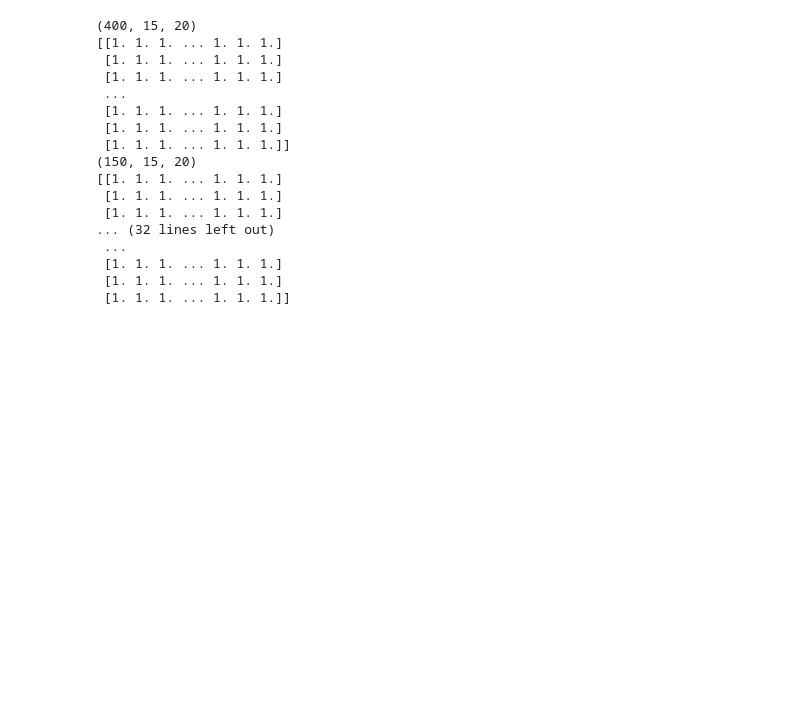
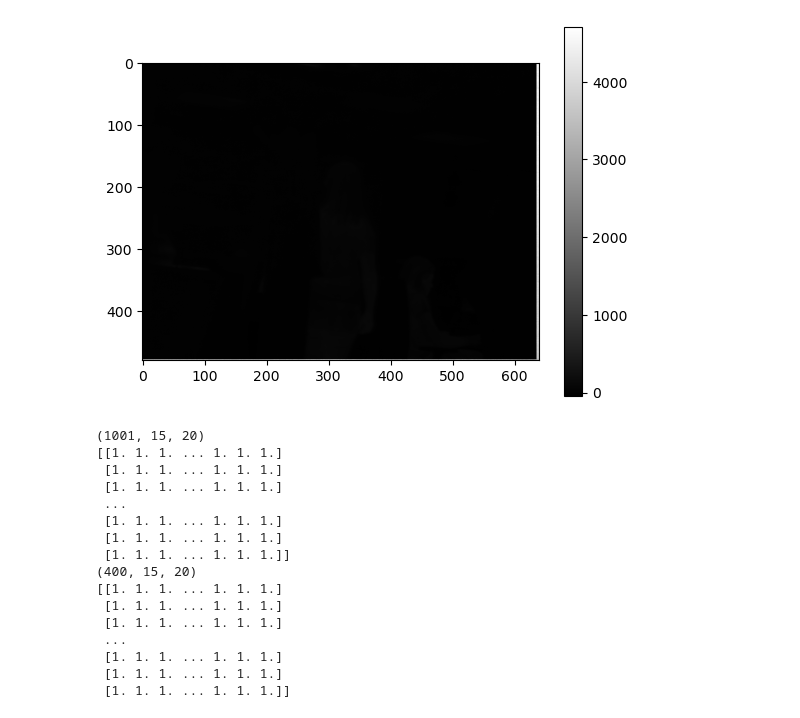
Before and after one commit to ThangVuH/M1_S8_dataChallenge_24, a Jupyter notebook: pseudo_calibration_blend.ipynb, the cells around one changed output. Saved outputs shown, nothing was run; the diff lists cells and outputs as text; code cells hidden in the pictures; blank space fills up the shorter version.

```diff
--- a/pseudo_calibration_blend.ipynb
+++ b/pseudo_calibration_blend.ipynb
@@ -127,14 +128,31 @@ plt.show()
+# %%
+frame = (scene - (filter))[-15]
+plt.imshow(frame, cmap='gray')
+plt.colorbar()
+plt.show()
+# %% [output]
+[figure, added]
 # %%
 all_vids = [scene_df1, scene_df2, scene_df3, car_scene_df1, car_scene_df2, car_scene_df3]
+car_filter = pseud_calibration(np.stack(car_scene_df2["image"].values), 32)
+scene_filter = pseud_calibration(np.stack(scene_df1["image"].values), 32)
+
 for i, scene in enumerate(all_vids):
     location = "pseudo_calibration_blend/"
     name = f"scene{i+1}.avi" if i < 3 else f"car_scene{i-2}.avi"
-
+    filter = scene_filter if i < 3 else car_filter
     scene = np.stack(scene["image"].values)
-    filter = pseud_calibration(scene, 32)
     filtered_scene = scene - filter
     save_video_from_images(filtered_scene, location + name)
 # %% [output]
+(1001, 15, 20)
+[[1. 1. 1. ... 1. 1. 1.]
+ [1. 1. 1. ... 1. 1. 1.]
+ [1. 1. 1. ... 1. 1. 1.]
+ ...
+ [1. 1. 1. ... 1. 1. 1.]
+ [1. 1. 1. ... 1. 1. 1.]
+ [1. 1. 1. ... 1. 1. 1.]]
 (400, 15, 20)
 [[1. 1. 1. ... 1. 1. 1.]
  [1. 1. 1. ... 1. 1. 1.]
@@ -143,12 +161,3 @@ for i, scene in enumerate(all_vids):
  [1. 1. 1. ... 1. 1. 1.]
  [1. 1. 1. ... 1. 1. 1.]
  [1. 1. 1. ... 1. 1. 1.]]
-(150, 15, 20)
-[[1. 1. 1. ... 1. 1. 1.]
- [1. 1. 1. ... 1. 1. 1.]
- [1. 1. 1. ... 1. 1. 1.]
-... (32 lines left out)
- ...
- [1. 1. 1. ... 1. 1. 1.]
- [1. 1. 1. ... 1. 1. 1.]
- [1. 1. 1. ... 1. 1. 1.]]
```
Also changed, not shown: parts of 2 cells of this notebook, 4 other files.
